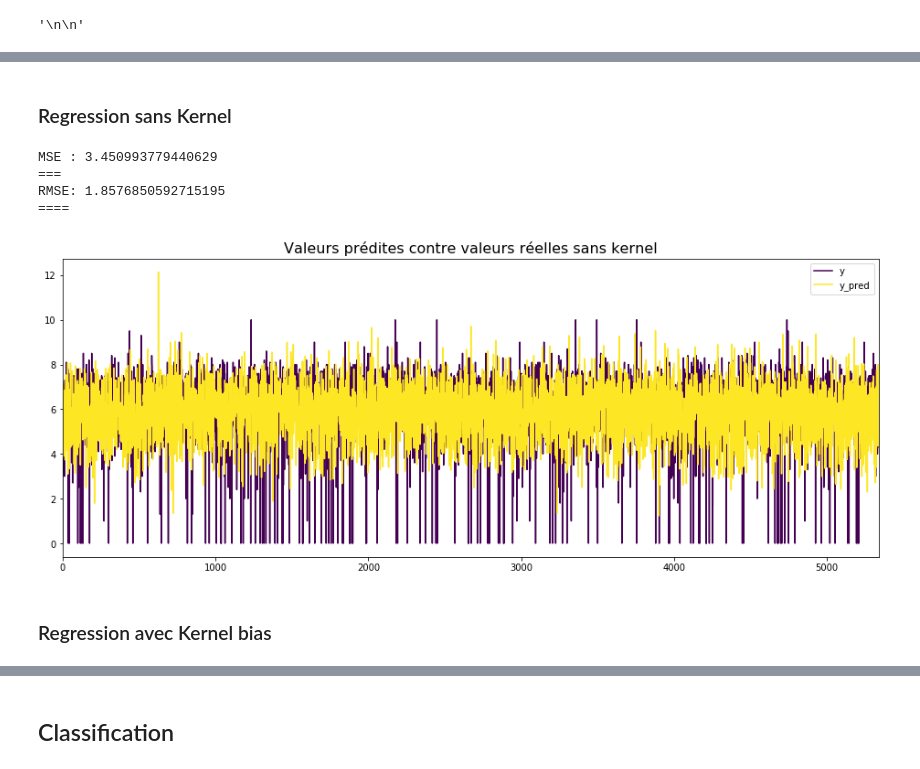
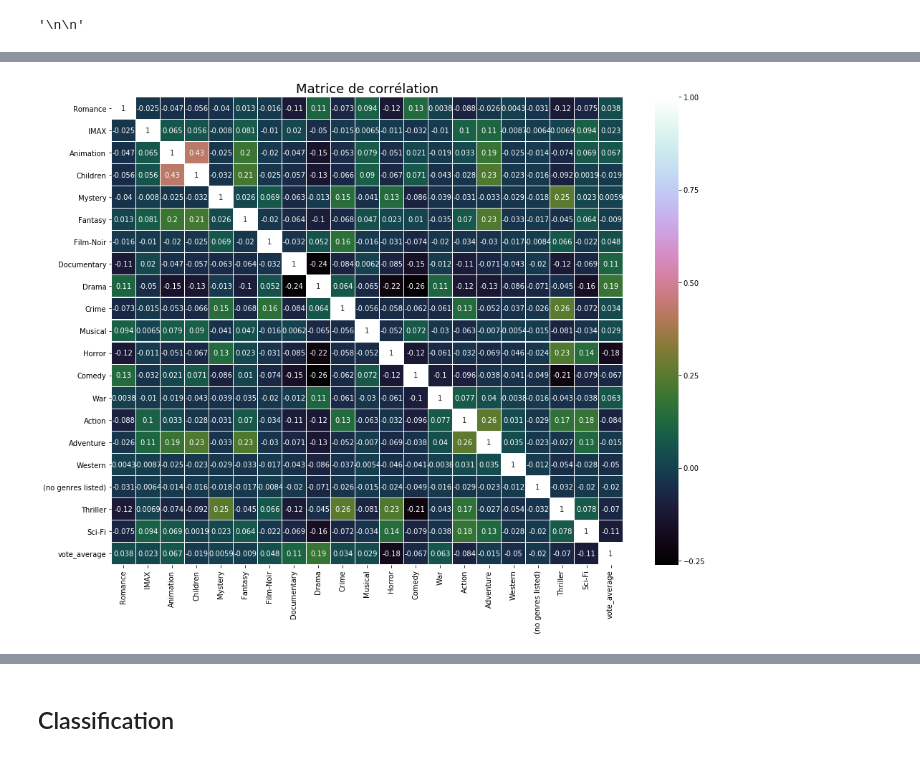
Before and after one commit to ATidiane/IMDb-Data-Analysis, a Jupyter notebook: consignes-Copy2.ipynb, the cells around one changed output, grey strips where cells are left out. Drawn from its saved outputs; the diff is of its cells as text; code cells hidden in the pictures.

```diff
--- a/consignes-Copy2.ipynb
+++ b/consignes-Copy2.ipynb
@@ -481,0 +601,4 @@ class Regressor(cl.Classifier):
+# %%
+correlation_matrix(basic_X, df_y, annot=True)
+# %% [output]
+[figure, added]
@@ -490,22 +610,0 @@ kernel_poly = cl.KernelPolytwo()
-# %% [markdown]
-### Regression sans Kernel
-# %%
-# Declaring Regressor
-regressor = Regressor(regressor_set.x.shape[1], 0.1, nokernel, 200)
-# Training Regressor
-regressor.train(train_set)
-# Testing Regressor
-y_pred = regressor.predict(test_set.x)
-# Scoring
-regressor.accuracy(test_set)
-# Plotting Results
-regressor.plot_results(test_set.y, y_pred,
-                       'Valeurs prédites contre valeurs réelles sans kernel')
-# %% [output]
-MSE : 3.450993779440629
-===
-RMSE: 1.8576850592715195
-====
-[figure, removed]
-# %% [markdown]
-### Regression avec Kernel bias
```
Also changed, not shown: parts of 27 cells of this notebook.
